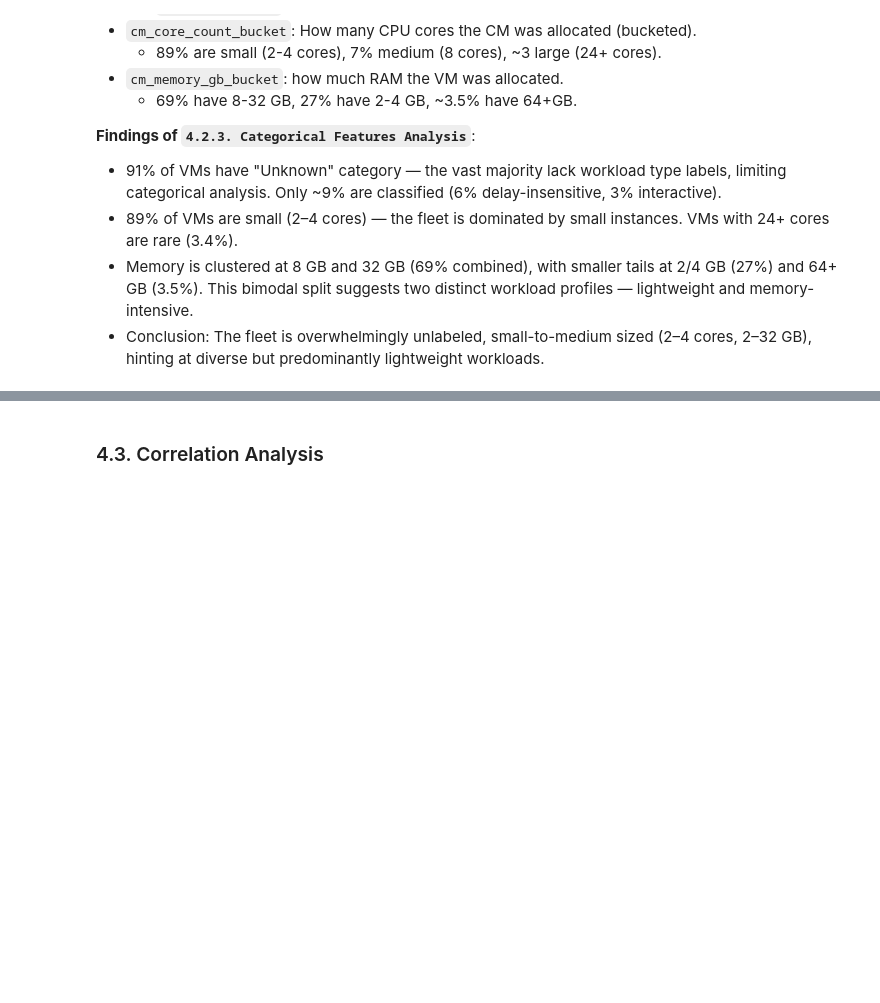
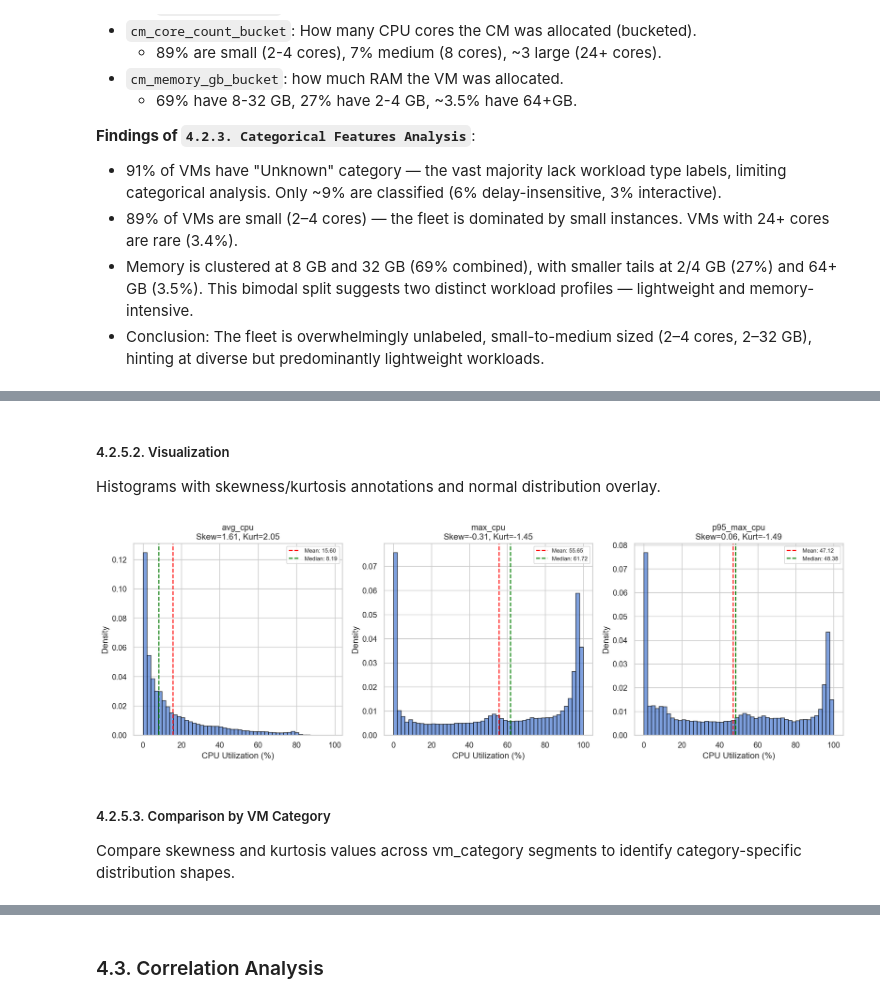
Before and after one commit to FajarLaksono/sembada-cloud, a Jupyter notebook: notebooks/02_azure_descriptive_analysis.ipynb, the cells around one changed output, grey strips where cells are left out. Saved outputs shown, nothing was run; the diff lists cells and outputs as text; code cells hidden in the pictures; blank space fills up the shorter version.

Commit message:
feat: added skewness and kurtosis

```diff
--- a/notebooks/02_azure_descriptive_analysis.ipynb
+++ b/notebooks/02_azure_descriptive_analysis.ipynb
@@ -693,0 +829,28 @@ plt.show()
+# %% [markdown]
+##### 4.2.5.2. Visualization
+
+Histograms with skewness/kurtosis annotations and normal distribution overlay.
+# %%
+# Distribution plots with skewness annotation
+fig, axes = plt.subplots(1, 3, figsize=(15, 5))
+
+for i, col in enumerate(cpu_metrics):
+    data = cpu_sample[col]
+    axes[i].hist(data, bins=50, alpha=0.7, edgecolor='black', density=True)
+    axes[i].axvline(data.mean(), color='red', linestyle='--', linewidth=1.5,
+                    label=f"Mean: {data.mean():.2f}")
+    axes[i].axvline(data.median(), color='green', linestyle='--', linewidth=1.5,
+                    label=f"Median: {data.median():.2f}")
+    axes[i].set_title(f'{col}\nSkew={data.skew():.2f}, Kurt={data.kurtosis():.2f}')
+    axes[i].set_xlabel('CPU Utilization (%)')
+    axes[i].set_ylabel('Density')
+    axes[i].legend(fontsize=8)
+
+plt.tight_layout()
+plt.show()
+# %% [output]
+[figure, added]
+# %% [markdown]
+##### 4.2.5.3. Comparison by VM Category
+
+Compare skewness and kurtosis values across vm_category segments to identify category-specific distribution shapes.
```
Also changed, not shown: parts of 17 cells of this notebook.
